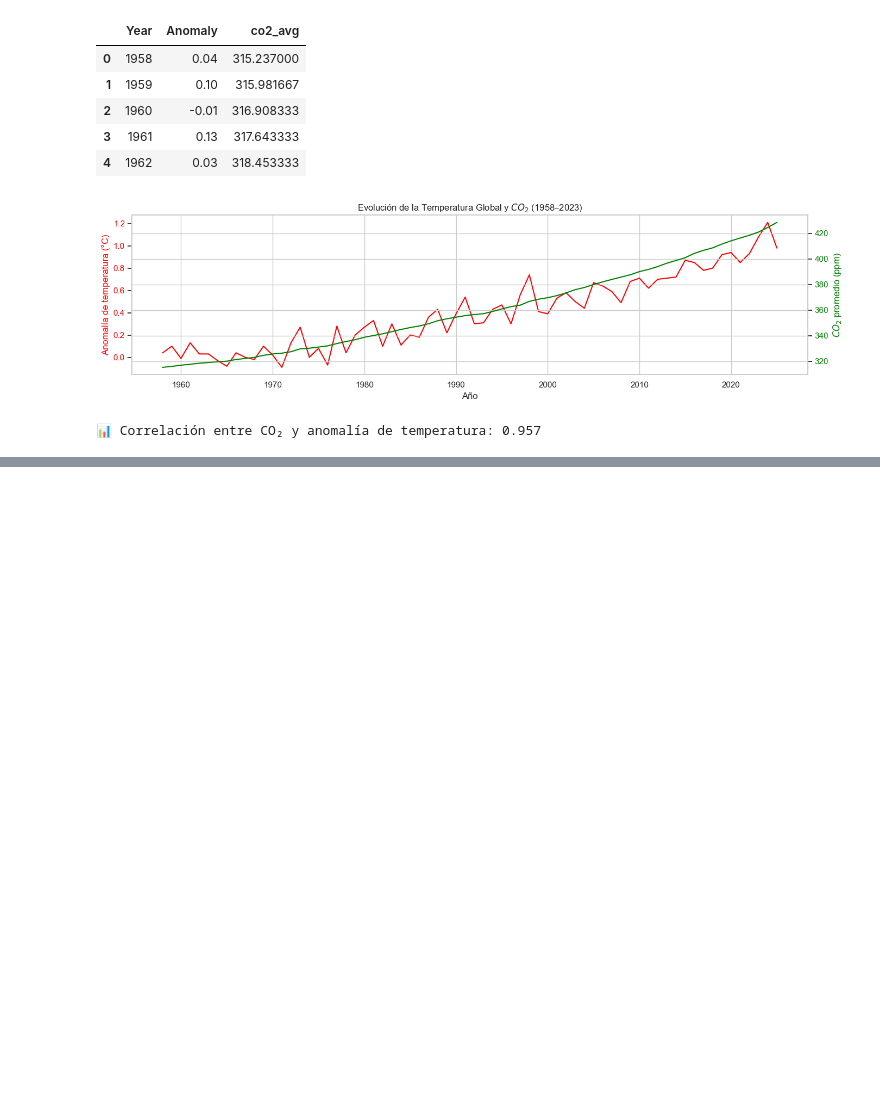
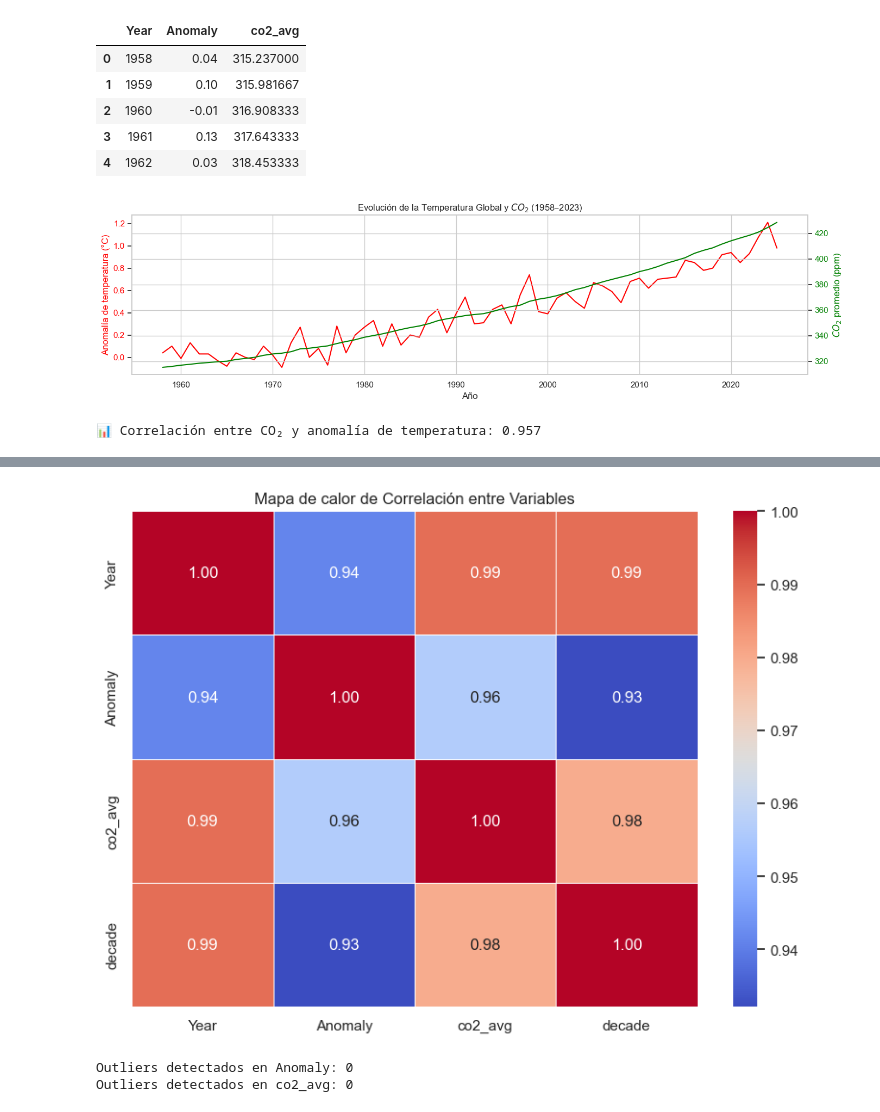
Before and after one commit to EslannyR/Tendencias-Climaticas, a Jupyter notebook: notebooks/01_exploracion_dataset.ipynb, the cells around one changed output, grey strips where cells are left out. Drawn from its saved outputs; the diff is of its cells as text; code cells hidden in the pictures; blank space fills up the shorter version.

```diff
--- a/notebooks/01_exploracion_dataset.ipynb
+++ b/notebooks/01_exploracion_dataset.ipynb
@@ -205,2 +266,36 @@ df_comb.to_csv("../data/clean/df_comb.csv", index=False)
+# %%
+#Mapa de calor de correlación entre variables (heatmap de correlation matrix)
+#Calcular la matriz de correlación
+corr = df_comb.corr(numeric_only=True)
+
+#Crear el mapa de calor
+plt.figure(figsize=(8, 6))
+sns.heatmap(corr, annot=True, cmap='coolwarm', fmt=".2f", linewidths=0.5)
+
+plt.title("Mapa de calor de Correlación entre Variables")
+plt.tight_layout()
+plt.show()
+# %% [output]
+[figure, added]
+# %%
+#Detección de outliers usando IQR (Interquartile Range)
+def detect_outliers_iqr(df, column):
+    Q1 = df[column].quantile(0.25)
+    Q3 = df[column].quantile(0.75)
+    IQR = Q3 - Q1
+    lower_bound = Q1 - 1.5 * IQR
+    upper_bound = Q3 + 1.5 * IQR
+
+    outliers = df[(df[column] < lower_bound) | (df[column] > upper_bound)]
+    print(f"Outliers detectados en {column}: {len(outliers)}")
+
+    return outliers[[column, 'Year']] #puedes incluir más columnas si lo deseas
+
+#Detectar outliers en ambas columnas
+outliers_anomaly = detect_outliers_iqr(df_comb, 'Anomaly')
+outliers_co2 = detect_outliers_iqr(df_comb, 'co2_avg')
+# %% [output]
+Outliers detectados en Anomaly: 0
+Outliers detectados en co2_avg: 0
 # %%
 ## 4. Limpieza básica de los datos
```
Also changed, not shown: parts of 11 cells of this notebook, 1 other file.
